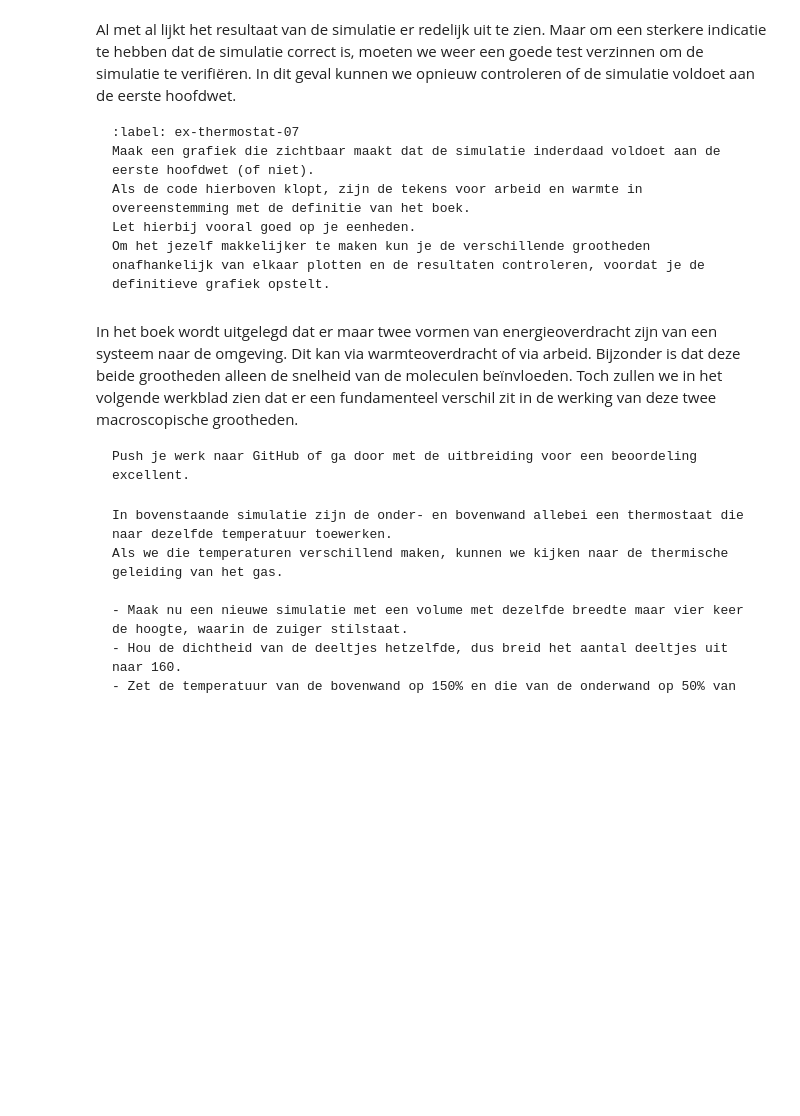
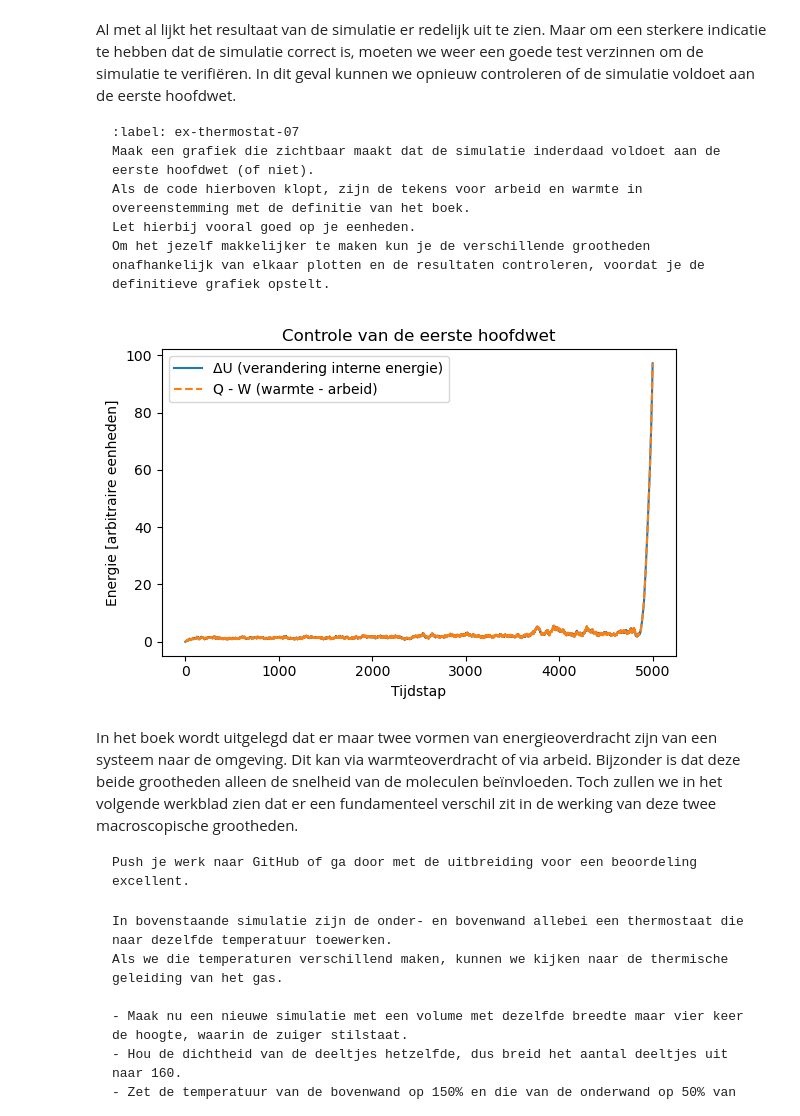
Before and after one commit to TomVerme/1, a Jupyter notebook: Content/PySim/8_thermostaat.ipynb, the cells around one changed output. Saved outputs shown, nothing was run; the diff lists cells and outputs as text; code cells hidden in the pictures; blank space fills up the shorter version.

````diff
--- a/Content/PySim/8_thermostaat.ipynb
+++ b/Content/PySim/8_thermostaat.ipynb
@@ -438,7 +474,25 @@ Let hierbij vooral goed op je eenheden.
 Om het jezelf makkelijker te maken kun je de verschillende grootheden onafhankelijk van elkaar plotten en de resultaten controleren, voordat je de definitieve grafiek opstelt.
 ```
 # %%
-#your code/answer
+internal_energy = np.array([sum(p.kin_energy for p in particles) for particles in [particles]*N_steps])
+
+internal_energy = N * k_B * temperatures
+
+
+delta_U = internal_energy - internal_energy[0]
+net_energy = heats - works  # Q - W
+
+plt.figure(figsize=(6,4))
+plt.plot(delta_U, label='ΔU (verandering interne energie)')
+plt.plot(net_energy, label='Q - W (warmte - arbeid)', linestyle='--')
+plt.xlabel('Tijdstap')
+plt.ylabel('Energie [arbitraire eenheden]')
+plt.title('Controle van de eerste hoofdwet')
+plt.legend()
+plt.tight_layout()
+plt.show()
+# %% [output]
+[figure, added]
 # %% [markdown]
 In het boek wordt uitgelegd dat er maar twee vormen van energieoverdracht zijn van een systeem naar de omgeving. Dit kan via warmteoverdracht of via arbeid.
 Bijzonder is dat deze beide grootheden alleen de snelheid van de moleculen beïnvloeden.
````
Also changed, not shown: parts of 5 cells of this notebook.
